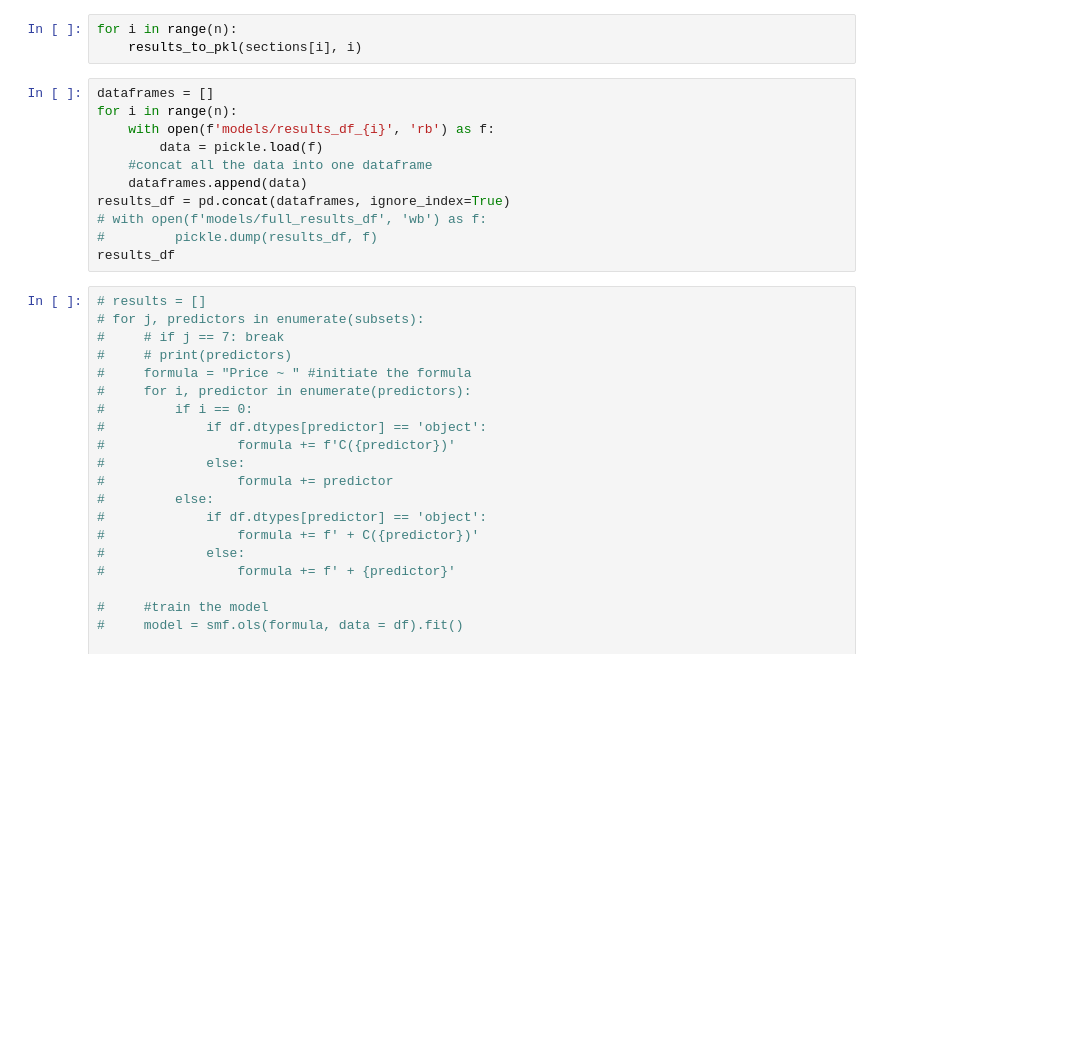
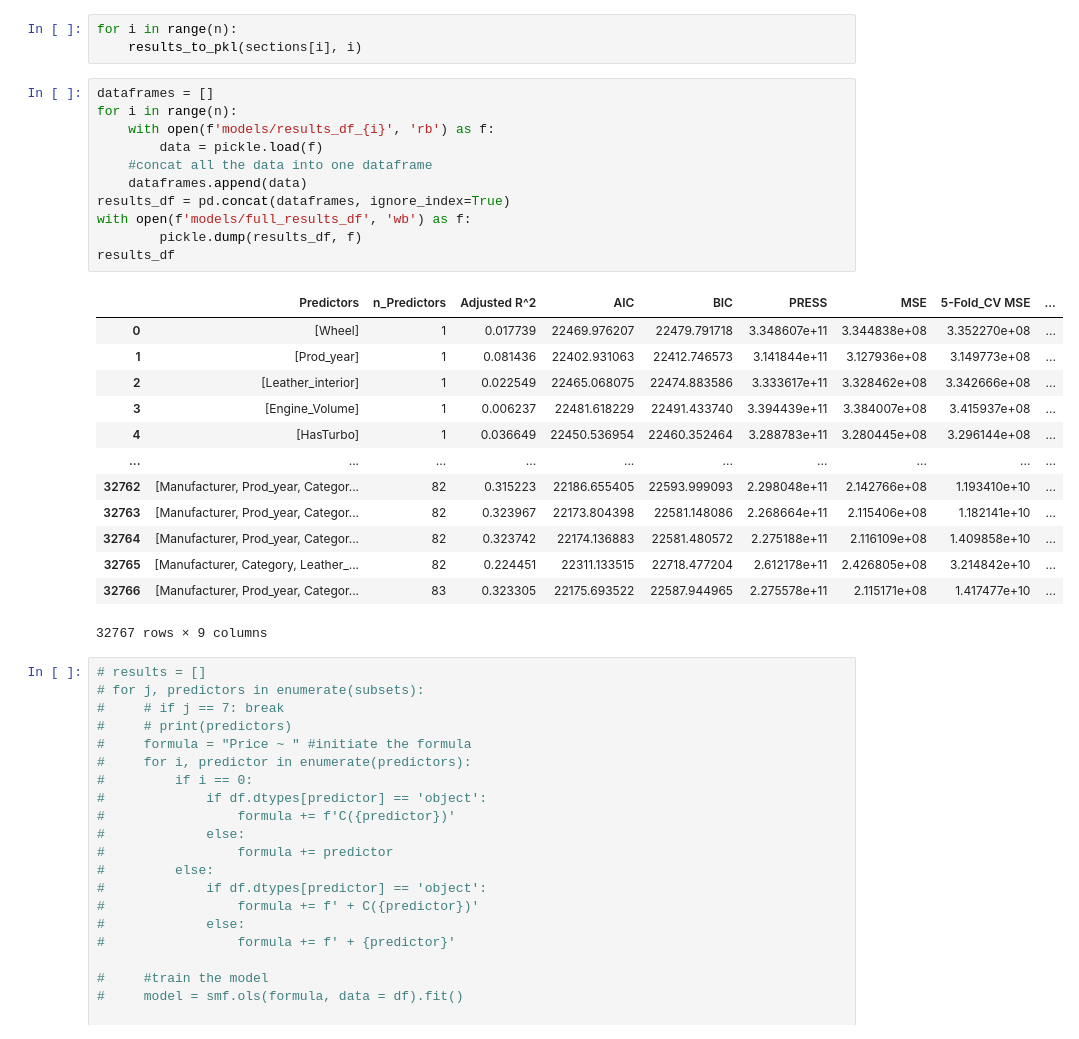
Before and after one commit to mattohan567/msds601-final-project2, a Jupyter notebook: model_selection/selecting_model.ipynb, the cells around one changed output. Saved outputs shown, nothing was run; the diff lists cells and outputs as text; blank space fills up the shorter version.

```diff
--- a/model_selection/selecting_model.ipynb
+++ b/model_selection/selecting_model.ipynb
@@ -255,14 +255,28 @@ for i in range(n):
 # %%
 dataframes = []
 for i in range(n):
     with open(f'models/results_df_{i}', 'rb') as f:
         data = pickle.load(f)
     #concat all the data into one dataframe
     dataframes.append(data)
 results_df = pd.concat(dataframes, ignore_index=True)
-# with open(f'models/full_results_df', 'wb') as f:
-#         pickle.dump(results_df, f)
+with open(f'models/full_results_df', 'wb') as f:
+        pickle.dump(results_df, f)
 results_df
+# %% [output]
+|  | Predictors | n_Predictors | Adjusted R^2 | AIC | BIC | PRESS | MSE | 5-Fold_CV MSE | ... |
+| 0 | [Wheel] | 1 | 0.017739 | 22469.976207 | 22479.791718 | 3.348607e+11 | 3.344838e+08 | 3.352270e+08 | ... |
+| 1 | [Prod_year] | 1 | 0.081436 | 22402.931063 | 22412.746573 | 3.141844e+11 | 3.127936e+08 | 3.149773e+08 | ... |
+| 2 | [Leather_interior] | 1 | 0.022549 | 22465.068075 | 22474.883586 | 3.333617e+11 | 3.328462e+08 | 3.342666e+08 | ... |
+| 3 | [Engine_Volume] | 1 | 0.006237 | 22481.618229 | 22491.433740 | 3.394439e+11 | 3.384007e+08 | 3.415937e+08 | ... |
+| 4 | [HasTurbo] | 1 | 0.036649 | 22450.536954 | 22460.352464 | 3.288783e+11 | 3.280445e+08 | 3.296144e+08 | ... |
+| ... | ... | ... | ... | ... | ... | ... | ... | ... | ... |
+| 32762 | [Manufacturer, Prod_year, Categor... | 82 | 0.315223 | 22186.655405 | 22593.999093 | 2.298048e+11 | 2.142766e+08 | 1.193410e+10 | ... |
+| 32763 | [Manufacturer, Prod_year, Categor... | 82 | 0.323967 | 22173.804398 | 22581.148086 | 2.268664e+11 | 2.115406e+08 | 1.182141e+10 | ... |
+| 32764 | [Manufacturer, Prod_year, Categor... | 82 | 0.323742 | 22174.136883 | 22581.480572 | 2.275188e+11 | 2.116109e+08 | 1.409858e+10 | ... |
+| 32765 | [Manufacturer, Category, Leather_... | 82 | 0.224451 | 22311.133515 | 22718.477204 | 2.612178e+11 | 2.426805e+08 | 3.214842e+10 | ... |
+| 32766 | [Manufacturer, Prod_year, Categor... | 83 | 0.323305 | 22175.693522 | 22587.944965 | 2.275578e+11 | 2.115171e+08 | 1.417477e+10 | ... |
+32767 rows × 9 columns
 # %%
 # results = []
 # for j, predictors in enumerate(subsets):
```
Also changed, not shown: parts of 8 cells of this notebook.
